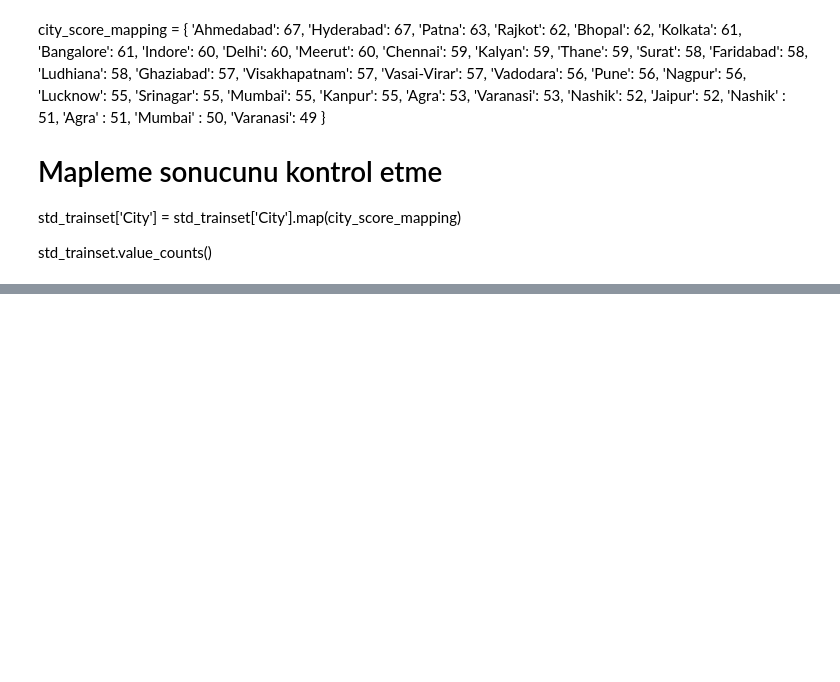
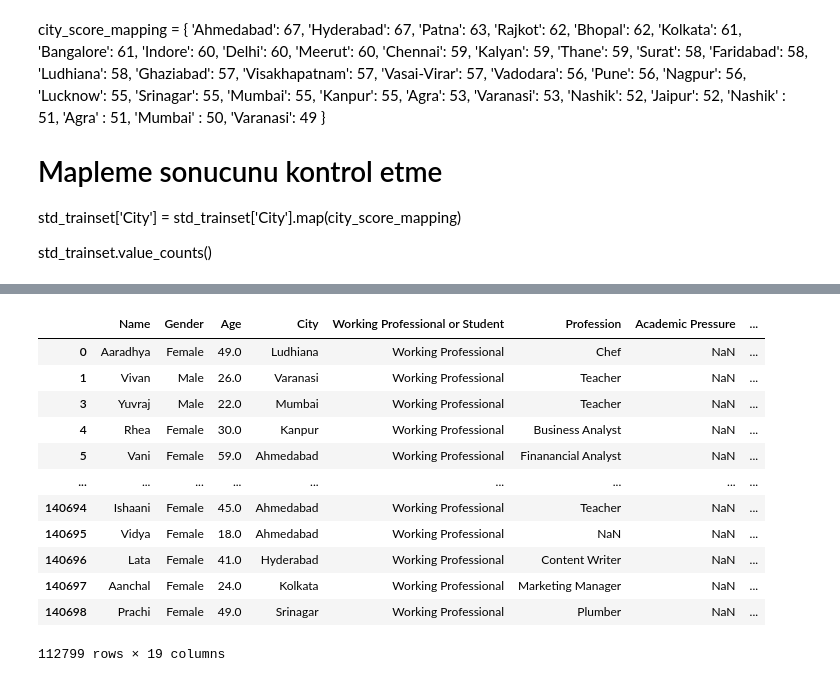
Before and after one commit to mutuceng/depression-risk-classification, a Jupyter notebook: Backend/ML/data_prep.ipynb, the cells around one changed output, grey strips where cells are left out. Drawn from its saved outputs; the diff is of its cells as text; code cells hidden in the pictures; blank space fills up the shorter version.

```diff
--- a/Backend/ML/data_prep.ipynb
+++ b/Backend/ML/data_prep.ipynb
@@ -1374,0 +1373,17 @@ std_trainset.sample(5)
+# %%
+emp_trainset = train_dataset[train_dataset['Working Professional or Student'] != 'Student']
+emp_trainset
+# %% [output]
+|  | Name | Gender | Age | City | Working Professional or Student | Profession | Academic Pressure | ... |
+| 0 | Aaradhya | Female | 49.0 | Ludhiana | Working Professional | Chef | NaN | ... |
+| 1 | Vivan | Male | 26.0 | Varanasi | Working Professional | Teacher | NaN | ... |
+| 3 | Yuvraj | Male | 22.0 | Mumbai | Working Professional | Teacher | NaN | ... |
+| 4 | Rhea | Female | 30.0 | Kanpur | Working Professional | Business Analyst | NaN | ... |
+| 5 | Vani | Female | 59.0 | Ahmedabad | Working Professional | Finanancial Analyst | NaN | ... |
+| ... | ... | ... | ... | ... | ... | ... | ... | ... |
+| 140694 | Ishaani | Female | 45.0 | Ahmedabad | Working Professional | Teacher | NaN | ... |
+| 140695 | Vidya | Female | 18.0 | Ahmedabad | Working Professional | NaN | NaN | ... |
+| 140696 | Lata | Female | 41.0 | Hyderabad | Working Professional | Content Writer | NaN | ... |
+| 140697 | Aanchal | Female | 24.0 | Kolkata | Working Professional | Marketing Manager | NaN | ... |
+| 140698 | Prachi | Female | 49.0 | Srinagar | Working Professional | Plumber | NaN | ... |
+112799 rows × 19 columns
```
Also changed, not shown: parts of 98 cells of this notebook.
